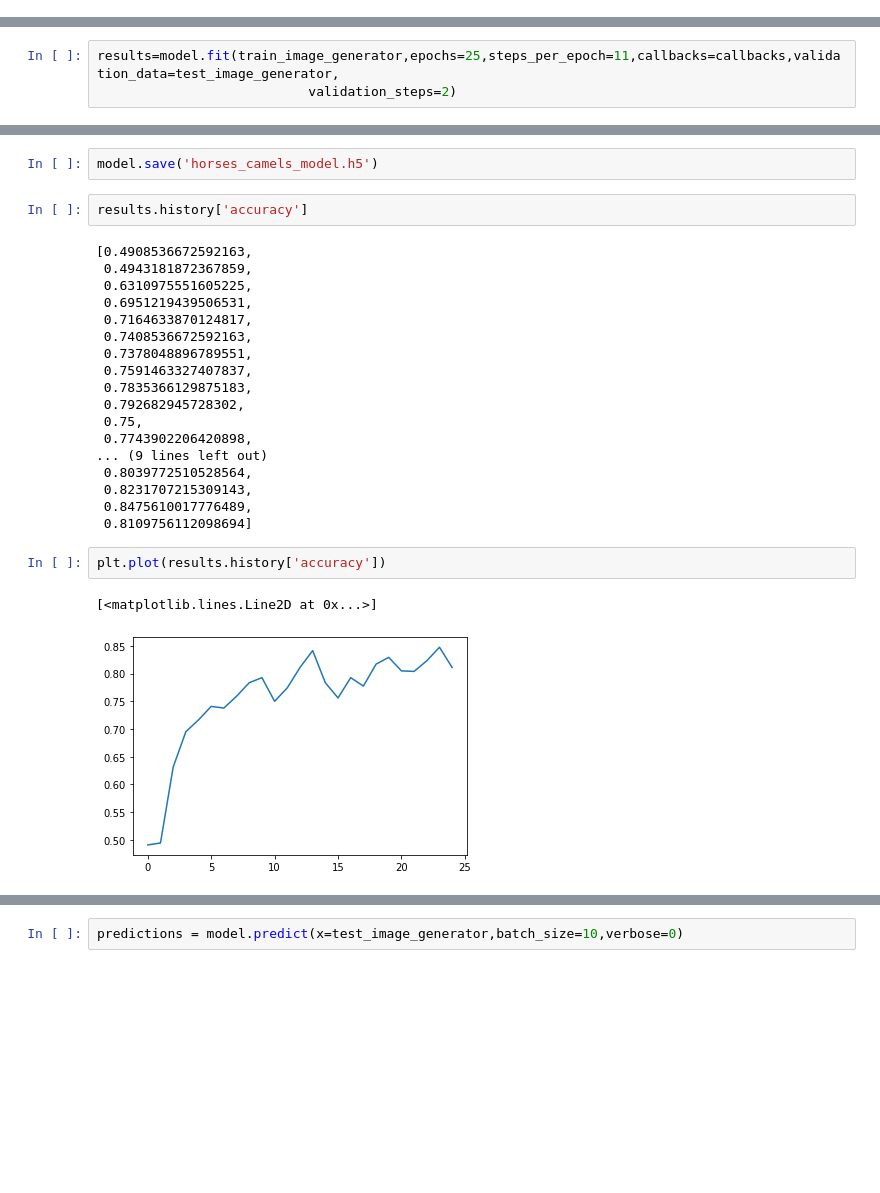
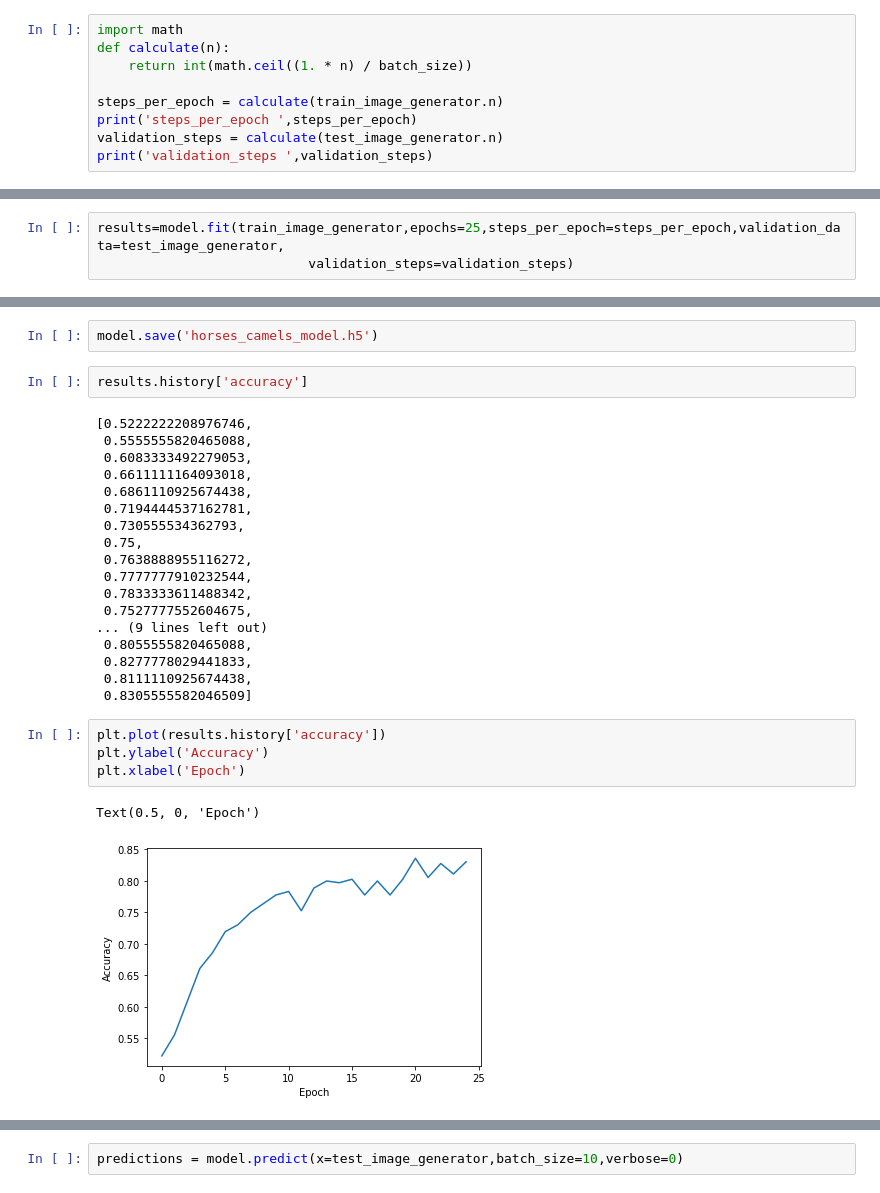
Before and after one commit to sachinshubhams/Computer-Vision, a Jupyter notebook: CNN on Horse vs Camel Dataset.ipynb, the cells around one changed output, grey strips where cells are left out. Cells and saved outputs as stored; diff of their text form; blank space fills up the shorter version.

```diff
--- a/CNN on Horse vs Camel Dataset.ipynb
+++ b/CNN on Horse vs Camel Dataset.ipynb
@@ -105,3 +108,12 @@ test_image_generator=image_generator.flow_from_directory('Horses_Camels/test',ta
                                                          class_mode='binary')
 # %% [output]
 Found 40 images belonging to 2 classes.
+# %%
+import math
+def calculate(n):
+    return int(math.ceil((1. * n) / batch_size))
+
+steps_per_epoch = calculate(train_image_generator.n)
+print('steps_per_epoch ',steps_per_epoch)
+validation_steps = calculate(test_image_generator.n)
+print('validation_steps ',validation_steps)
@@ -116,5 +129,5 @@ callbacks = [callbacks.ModelCheckpoint("save_at_{epoch}.h5"),]
 # %%
-results=model.fit(train_image_generator,epochs=25,steps_per_epoch=11,callbacks=callbacks,validation_data=test_image_generator,
-                           validation_steps=2)
+results=model.fit(train_image_generator,epochs=25,steps_per_epoch=steps_per_epoch,validation_data=test_image_generator,
+                           validation_steps=validation_steps)
 # %% [output]
 Epoch 1/25
@@ -139,25 +152,27 @@ model.save('horses_camels_model.h5')
 # %%
 results.history['accuracy']
 # %% [output]
-[0.4908536672592163,
- 0.4943181872367859,
- 0.6310975551605225,
- 0.6951219439506531,
- 0.7164633870124817,
- 0.7408536672592163,
- 0.7378048896789551,
- 0.7591463327407837,
- 0.7835366129875183,
- 0.792682945728302,
+[0.5222222208976746,
+ 0.5555555820465088,
+ 0.6083333492279053,
+ 0.6611111164093018,
+ 0.6861110925674438,
+ 0.7194444537162781,
+ 0.730555534362793,
  0.75,
- 0.7743902206420898,
+ 0.7638888955116272,
+ 0.7777777910232544,
+ 0.7833333611488342,
+ 0.7527777552604675,
 ... (9 lines left out)
- 0.8039772510528564,
- 0.8231707215309143,
- 0.8475610017776489,
- 0.8109756112098694]
+ 0.8055555820465088,
+ 0.8277778029441833,
+ 0.8111110925674438,
+ 0.8305555582046509]
 # %%
 plt.plot(results.history['accuracy'])
+plt.ylabel('Accuracy')
+plt.xlabel('Epoch')
 # %% [output]
-[<matplotlib.lines.Line2D at 0x...>]
+Text(0.5, 0, 'Epoch')
-[figure, old version]
+[figure, new version]
```
Also changed, not shown: parts of 10 cells of this notebook.
